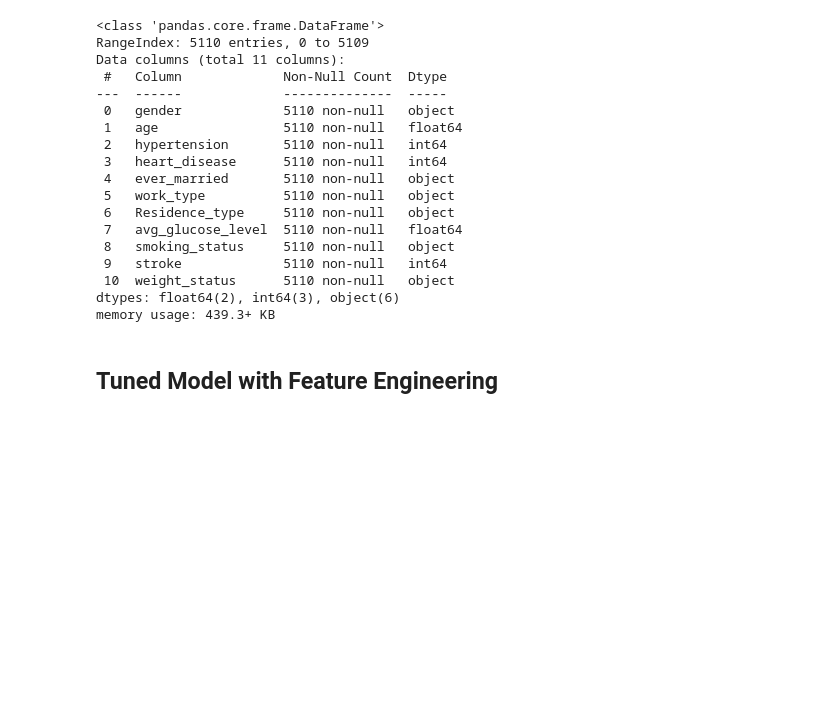
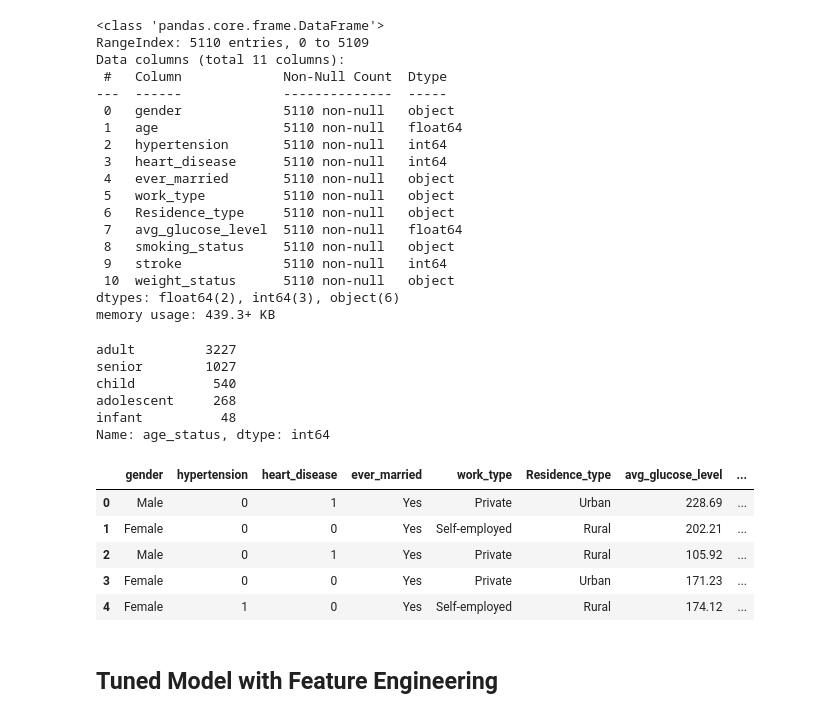
Before and after one commit to kevinbrnett/Project-2--Classification, a Jupyter notebook: Project_2_Part_4.ipynb, the cells around one changed output. Drawn from its saved outputs; the diff is of its cells as text; code cells hidden in the pictures; blank space fills up the shorter version.

```diff
--- a/Project_2_Part_4.ipynb
+++ b/Project_2_Part_4.ipynb
@@ -933,6 +940,30 @@ Data columns (total 11 columns):
  10  weight_status      5110 non-null   object
 dtypes: float64(2), int64(3), object(6)
 memory usage: 439.3+ KB
+# %%
+# Use 'age' column to create a new categorical column
+df_ml['age_status'] = df_ml['age'].apply(lambda x: 'infant' if x <= 1 else 'child' if x > 1
+                           and x <= 12 else 'adolescent' if x > 12 and x <= 17
+                           else 'adult' if x > 17 and x < 65 else 'senior')
+df_ml['age_status'].value_counts()
+# %% [output]
+adult         3227
+senior        1027
+child          540
+adolescent     268
+infant          48
+Name: age_status, dtype: int64
+# %%
+# Drop 'age' column
+df_ml.drop(columns='age', inplace=True)
+df_ml.head()
+# %% [output]
+|  | gender | hypertension | heart_disease | ever_married | work_type | Residence_type | avg_glucose_level | ... |
+| 0 | Male | 0 | 1 | Yes | Private | Urban | 228.69 | ... |
+| 1 | Female | 0 | 0 | Yes | Self-employed | Rural | 202.21 | ... |
+| 2 | Male | 0 | 1 | Yes | Private | Rural | 105.92 | ... |
+| 3 | Female | 0 | 0 | Yes | Private | Urban | 171.23 | ... |
+| 4 | Female | 1 | 0 | Yes | Self-employed | Rural | 174.12 | ... |
 # %% [markdown]
 ## Tuned Model with Feature Engineering
 # %%
```
Also changed, not shown: parts of 32 cells of this notebook.
